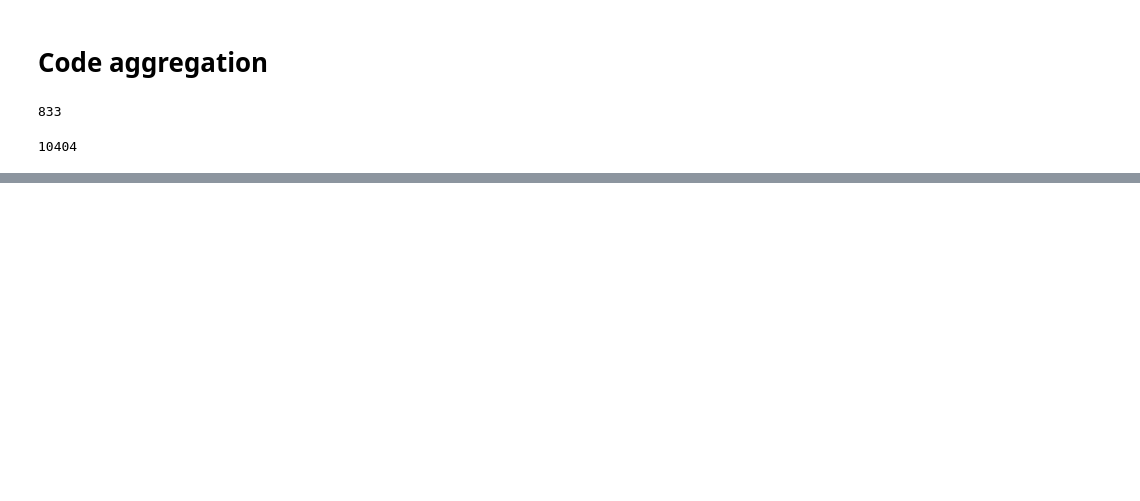
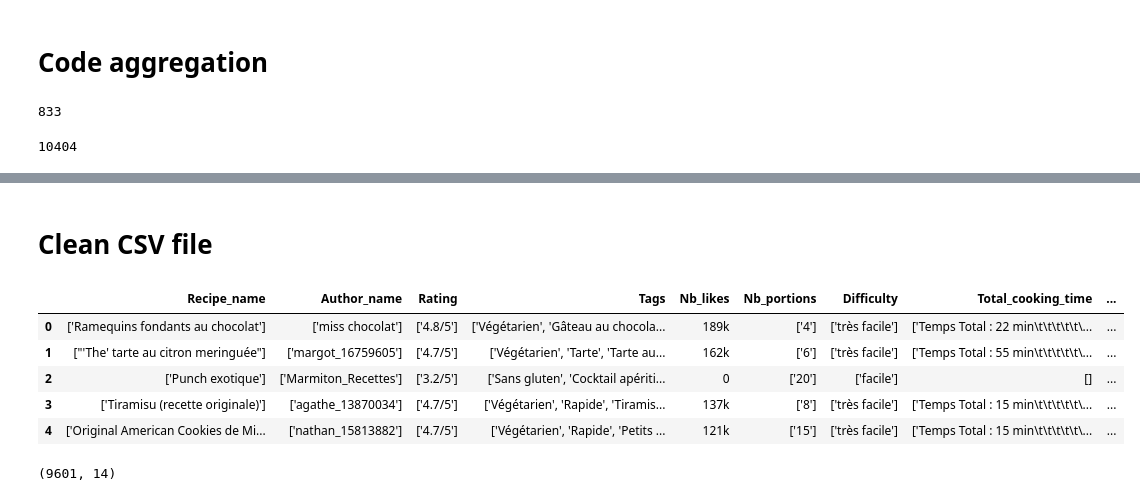
Before and after one commit to srosamont/Projects_Ironhack, a Jupyter notebook: web_scraping/Web_scrap_mamiton.ipynb, the cells around one changed output, grey strips where cells are left out. Saved outputs shown, nothing was run; the diff lists cells and outputs as text; code cells hidden in the pictures; blank space fills up the shorter version.

```diff
--- a/web_scraping/Web_scrap_mamiton.ipynb
+++ b/web_scraping/Web_scrap_mamiton.ipynb
@@ -177,0 +116,17 @@ df
+# %% [markdown]
+# Clean CSV file
+# %%
+data=pd.read_csv('/users/sandrine/Desktop/Prework/Projects_Ironhack/web_scraping/marmiton28082020.csv',index_col = 0)
+# %%
+data.head()
+# %% [output]
+|  | Recipe_name | Author_name | Rating | Tags | Nb_likes | Nb_portions | Difficulty | Total_cooking_time | ... |
+| 0 | ['Ramequins fondants au chocolat'] | ['miss chocolat'] | ['4.8/5'] | ['Végétarien', 'Gâteau au chocola... | 189k | ['4'] | ['très facile'] | ['Temps Total : 22 min\t\t\t\t\t\... | ... |
+| 1 | ["'The' tarte au citron meringuée"] | ['margot_16759605'] | ['4.7/5'] | ['Végétarien', 'Tarte', 'Tarte au... | 162k | ['6'] | ['très facile'] | ['Temps Total : 55 min\t\t\t\t\t\... | ... |
+| 2 | ['Punch exotique'] | ['Marmiton_Recettes'] | ['3.2/5'] | ['Sans gluten', 'Cocktail apériti... | 0 | ['20'] | ['facile'] | [] | ... |
+| 3 | ['Tiramisu (recette originale)'] | ['agathe_13870034'] | ['4.7/5'] | ['Végétarien', 'Rapide', 'Tiramis... | 137k | ['8'] | ['très facile'] | ['Temps Total : 15 min\t\t\t\t\t\... | ... |
+| 4 | ['Original American Cookies de Mi... | ['nathan_15813882'] | ['4.7/5'] | ['Végétarien', 'Rapide', 'Petits ... | 121k | ['15'] | ['très facile'] | ['Temps Total : 15 min\t\t\t\t\t\... | ... |
+# %%
+data.shape
+# %% [output]
+(9601, 14)
```
Also changed, not shown: parts of 20 cells of this notebook, 1 other file.
